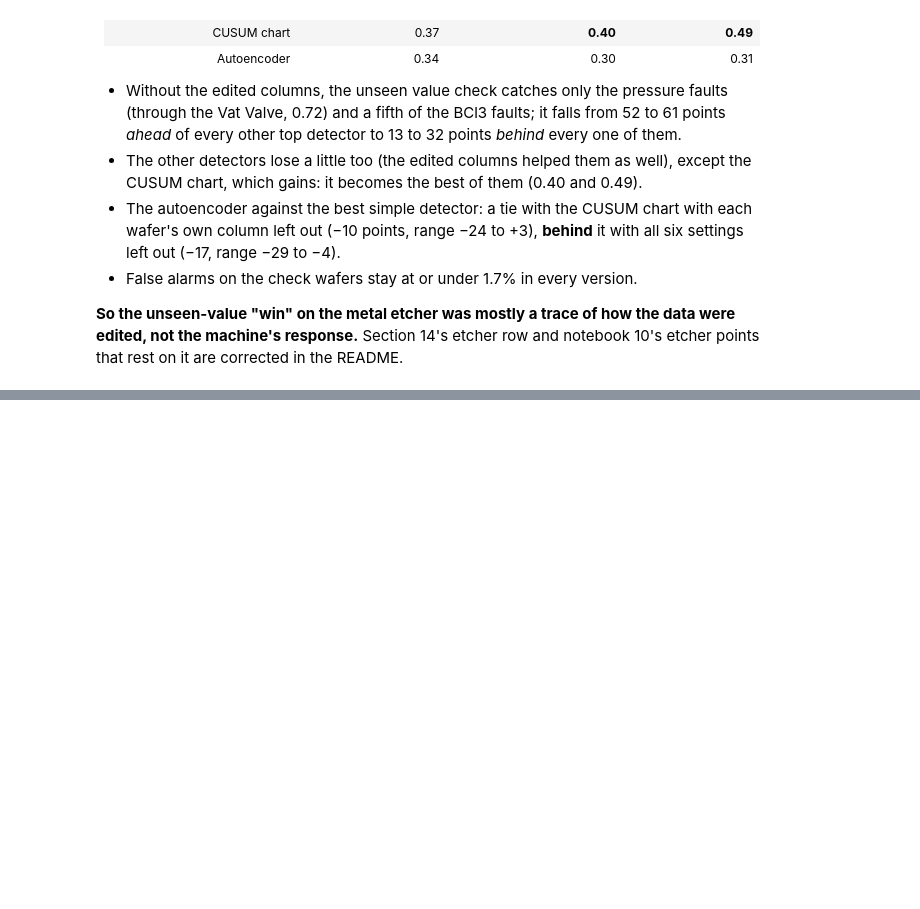
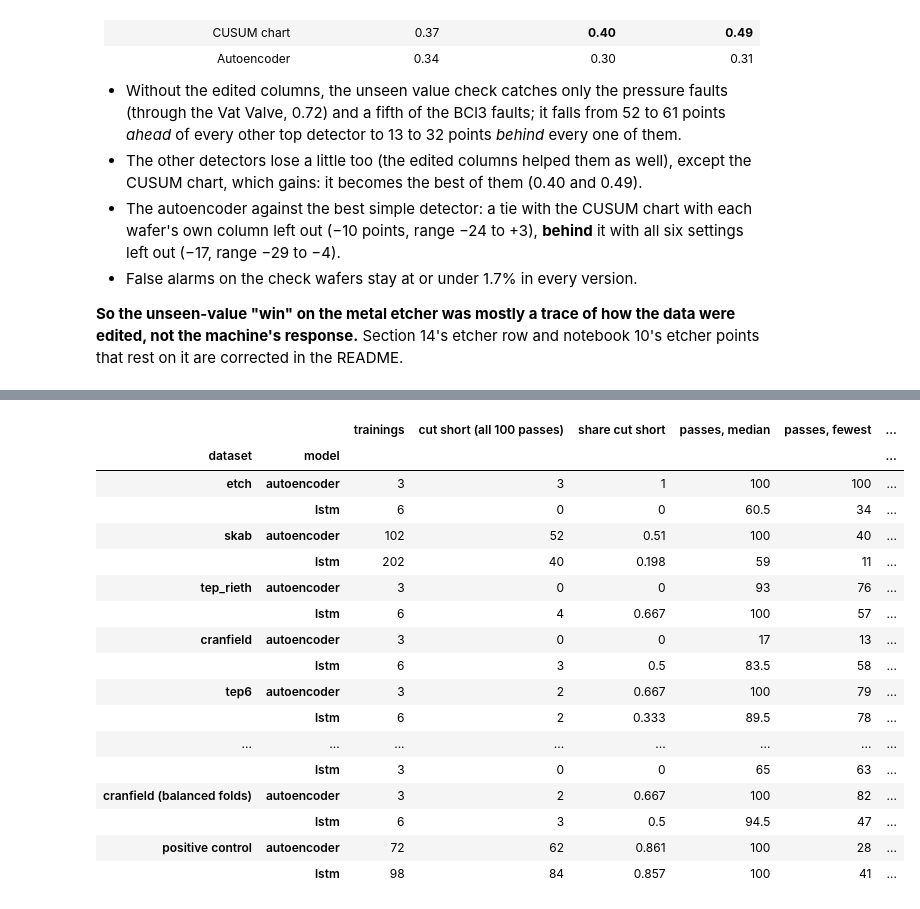
Before and after one commit to NeerajGit16/deep-learning-in-anomaly-detection, a Jupyter notebook: anomaly_lab/09_deep_models.ipynb, the cells around one changed output, grey strips where cells are left out. Cells and saved outputs as stored; diff of their text form; code cells hidden in the pictures; blank space fills up the shorter version.

```diff
--- a/anomaly_lab/09_deep_models.ipynb
+++ b/anomaly_lab/09_deep_models.ipynb
@@ -953,0 +993,23 @@ round5.etch_gaps()
+# %%
+from adlab import round5
+display(round5.training_audit())
+round5.training_audit('v2', positive_control=False)
+# %% [output]
+|  |  | trainings | cut short (all 100 passes) | share cut short | passes, median | passes, fewest | ... |
+| dataset | model |  |  |  |  |  | ... |
+| etch | autoencoder | 3 | 3 | 1 | 100 | 100 | ... |
+|  | lstm | 6 | 0 | 0 | 60.5 | 34 | ... |
+| skab | autoencoder | 102 | 52 | 0.51 | 100 | 40 | ... |
+|  | lstm | 202 | 40 | 0.198 | 59 | 11 | ... |
+| tep_rieth | autoencoder | 3 | 0 | 0 | 93 | 76 | ... |
+|  | lstm | 6 | 4 | 0.667 | 100 | 57 | ... |
+| cranfield | autoencoder | 3 | 0 | 0 | 17 | 13 | ... |
+|  | lstm | 6 | 3 | 0.5 | 83.5 | 58 | ... |
+| tep6 | autoencoder | 3 | 2 | 0.667 | 100 | 79 | ... |
+|  | lstm | 6 | 2 | 0.333 | 89.5 | 78 | ... |
+| ... | ... | ... | ... | ... | ... | ... | ... |
+|  | lstm | 3 | 0 | 0 | 65 | 63 | ... |
+| cranfield (balanced folds) | autoencoder | 3 | 2 | 0.667 | 100 | 82 | ... |
+|  | lstm | 6 | 3 | 0.5 | 94.5 | 47 | ... |
+| positive control | autoencoder | 72 | 62 | 0.861 | 100 | 28 | ... |
+|  | lstm | 98 | 84 | 0.857 | 100 | 41 | ... |
```
Also changed, not shown: parts of 16 cells of this notebook, 6 other files.
